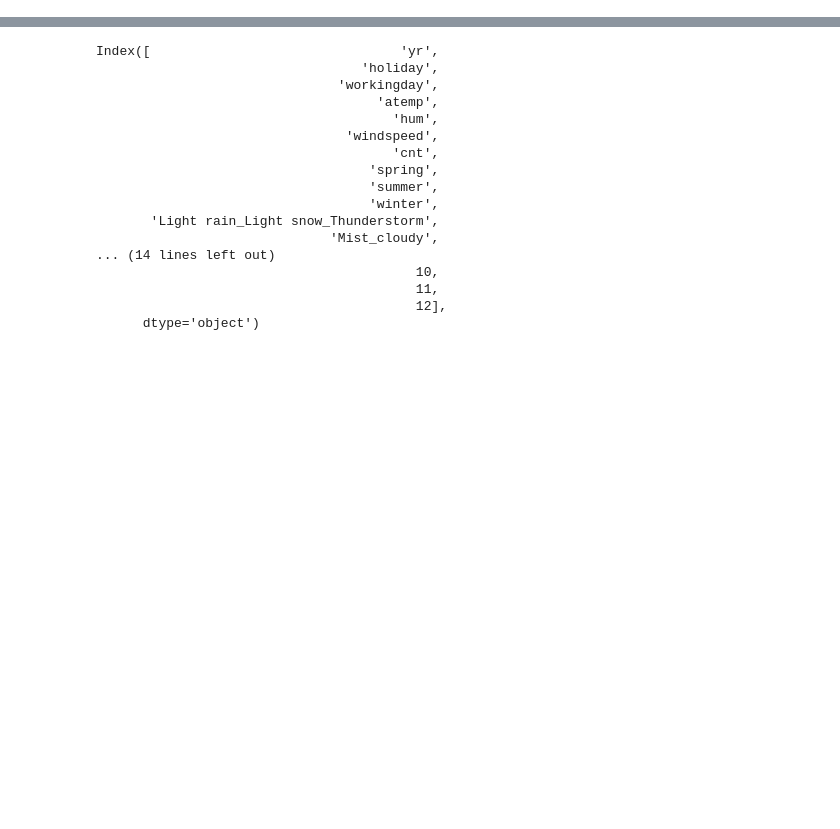
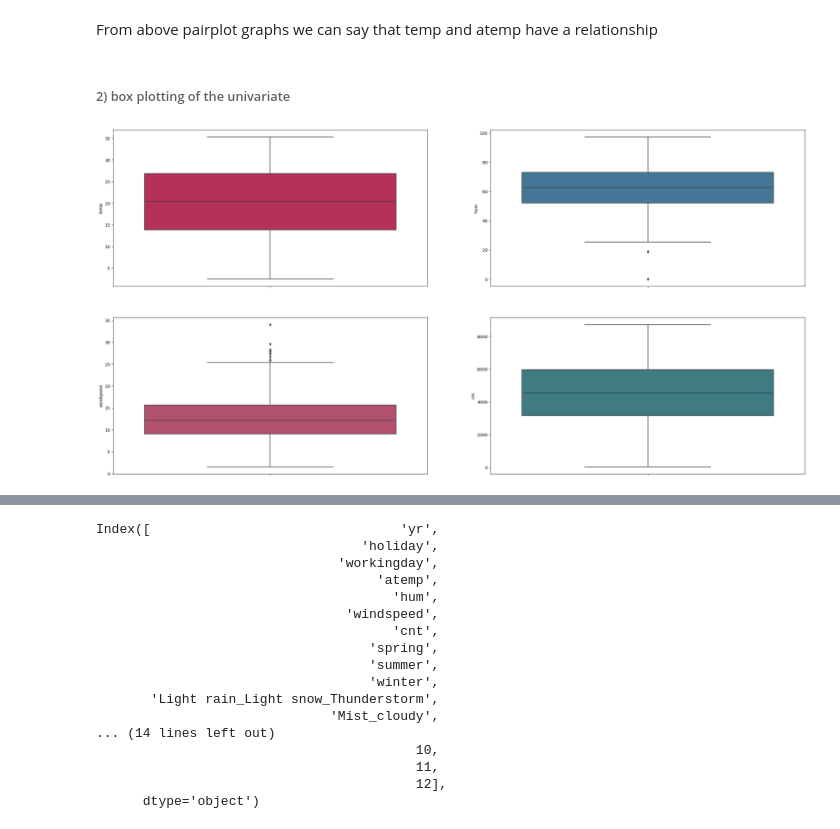
Before and after one commit to rubi-bakshi/Book-Bike-sharing-Analysis, a Jupyter notebook: Bike Assignment.ipynb, the cells around one changed output, grey strips where cells are left out. Saved outputs shown, nothing was run; the diff lists cells and outputs as text; code cells hidden in the pictures; blank space fills up the shorter version.

```diff
--- a/Bike Assignment.ipynb
+++ b/Bike Assignment.ipynb
@@ -402,0 +305,20 @@ df_test.head()
+# %% [markdown]
+From above pairplot graphs we can say that temp and atemp have a relationship
+# %% [markdown]
+###### 2) box plotting of the univariate
+# %%
+plt.figure(figsize=(30, 15))
+plt.subplot(2,2,1)
+sns.boxplot(data = bikes_data, y='temp',palette='rocket')
+
+plt.subplot(2,2,2)
+sns.boxplot(data = bikes_data, y='hum' , palette='mako')
+
+plt.subplot(2,2,3)
+sns.boxplot(data = bikes_data, y='windspeed', palette='flare')
+
+plt.subplot(2,2,4)
+sns.boxplot(data = bikes_data, y='cnt',palette='crest')
+plt.show()
+# %% [output]
+[figure, added]
```
Also changed, not shown: parts of 85 cells of this notebook.
